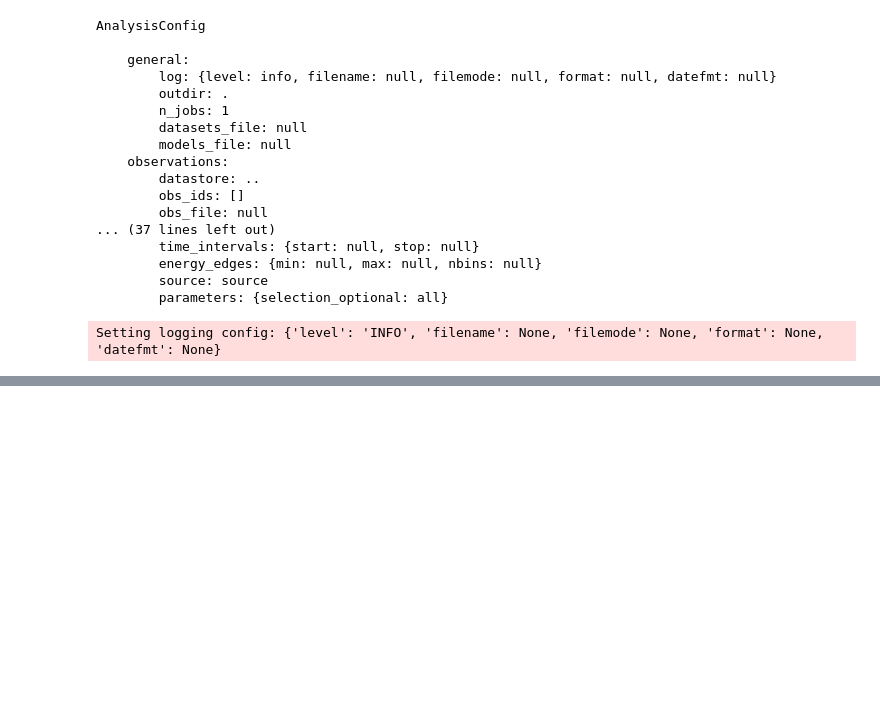
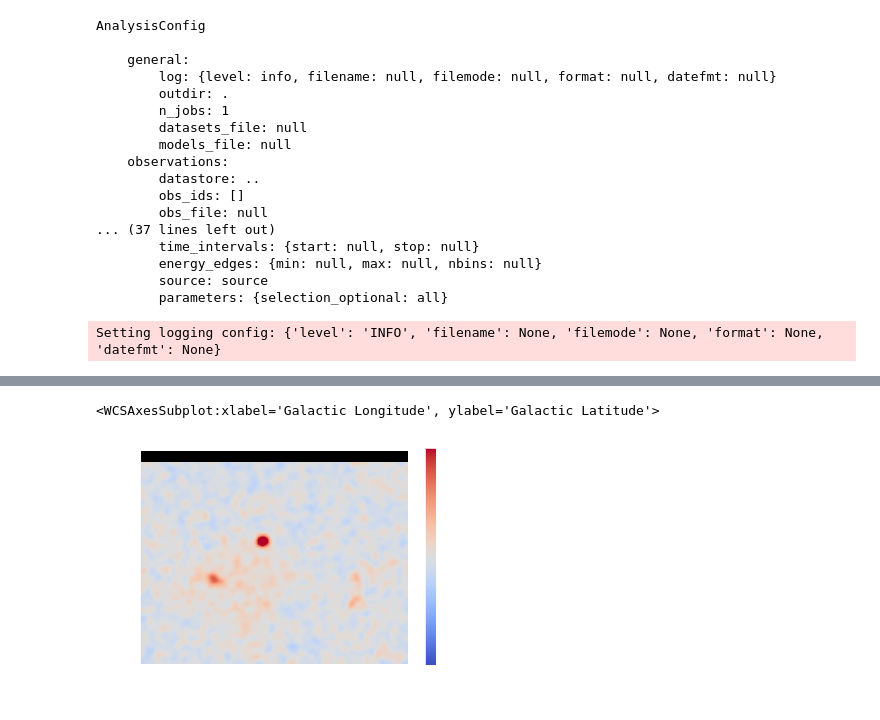
Before and after one commit to Tutanto/GammaCygni, a Jupyter notebook: fitting.ipynb, the cells around one changed output, grey strips where cells are left out. Cells and saved outputs as stored; diff of their text form; code cells hidden in the pictures; blank space fills up the shorter version.

```diff
--- a/fitting.ipynb
+++ b/fitting.ipynb
@@ -177,0 +179,38 @@ Computing excess maps.
+# %%
+# To read maps from disk
+mask_map = Map.read("exclusion_mask.fits")
+mask_map.data = mask_map.data.astype(bool)
+
+analysis.datasets["stacked"].mask_fit = mask_map
+# %%
+spectral_model = ConstantSpectralModel(const="1e5 / (cm2 s TeV)")
+
+
+lon_0 = 78
+lat_0 = 0
+r_0 = 1.e9
+e = .999
+phi = 90 * u.deg
+eta = .5
+
+spatial_model = GeneralizedGaussianSpatialModel(
+        lon_0=lon_0 * u.deg,
+        lat_0=lat_0 * u.deg,
+        eta=eta,
+        r_0=r_0 * u.deg,
+        e=e,
+        phi=phi,
+        frame="galactic",
+    )
+
+model_config = SkyModel(spectral_model=spectral_model,
+                        spatial_model=spatial_model, name="cygnus_background")
+
+model_config = Models([model_config])
+
+model_sim = model_config.copy()
+# %%
+analysis.set_models(model_config, extend=False)
+analysis.models[0].parameters["lon_0"].frozen = True
+analysis.models[0].parameters["r_0"].frozen = True
+print(analysis.models)
@@ -177,0 +252,3 @@ Computing excess maps.
+# %%
+# and now we can fit the model
+analysis.run_fit()
@@ -177,0 +288,7 @@ Computing excess maps.
+# %%
+analysis.datasets["stacked"].plot_residuals_spatial(
+    method="diff/sqrt(model)", vmin=-1, vmax=1
+)
+# %% [output]
+<WCSAxesSubplot:xlabel='Galactic Longitude', ylabel='Galactic Latitude'>
+[figure, added]
```
Also changed, not shown: parts of 11 cells of this notebook, 1 other file.
